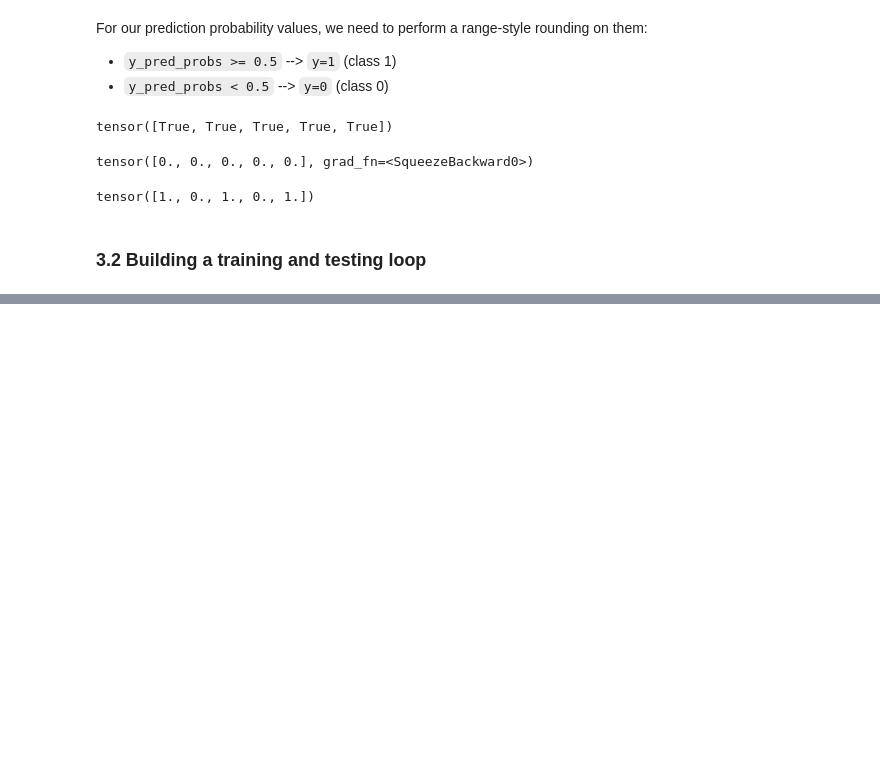
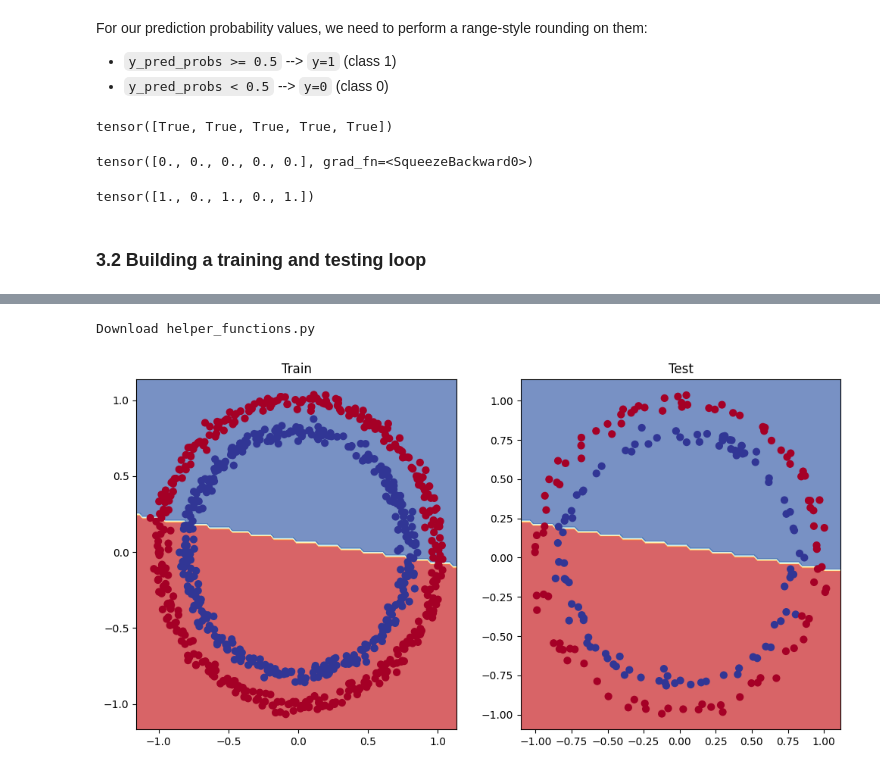
Before and after one commit to martinaspeciale/pytorch-deep-learning, a Jupyter notebook: 02-neural-network-classification.ipynb, the cells around one changed output, grey strips where cells are left out. Saved outputs shown, nothing was run; the diff lists cells and outputs as text; code cells hidden in the pictures; blank space fills up the shorter version.

Commit message:
Kaggle Notebook | 02_neural_network_classification | download helper function to visualize predictions

```diff
--- a/02-neural-network-classification.ipynb
+++ b/02-neural-network-classification.ipynb
@@ -378,0 +392,27 @@ Epoch: 90 | Loss: 0.6930494904518127 | Acc: 50.5 | Test_loss: 0.6955422759056091
+# %%
+import requests
+from pathlib import Path
+
+## Download helper function
+if Path("helper_functions.py").is_file():
+    print("helper functions.py already exists, skipping download")
+else:
+    print("Download helper_functions.py")
+    request = requests.get("https://raw.github.com/mrdbourke/pytorch-deep-learning/main/helper_functions.py")
+    with open("helper_functions.py", "wb") as f: # wb = write binary
+        f.write(request.content)
+
+from helper_functions import plot_predictions, plot_decision_boundary
+# %% [output]
+Download helper_functions.py
+# %%
+ # plot decision boundary of the model
+plt.figure(figsize=(12,6))
+plt.subplot(1,2,1) # #rows, #cols, index the subplot will appear into
+plt.title("Train")
+plot_decision_boundary(model_0, X_train, y_train)
+plt.subplot(1,2,2)
+plt.title("Test")
+plot_decision_boundary(model_0, X_test, y_test)
+# %% [output]
+[figure, added]
```
Also changed, not shown: parts of 6 cells of this notebook.
